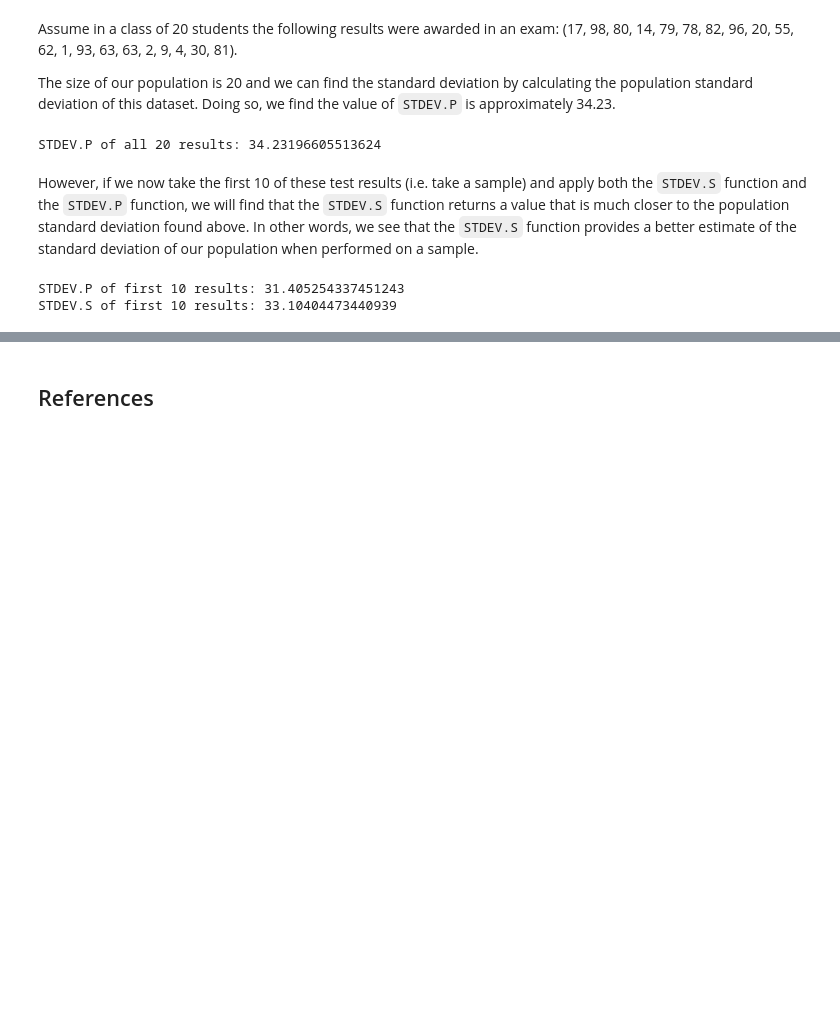
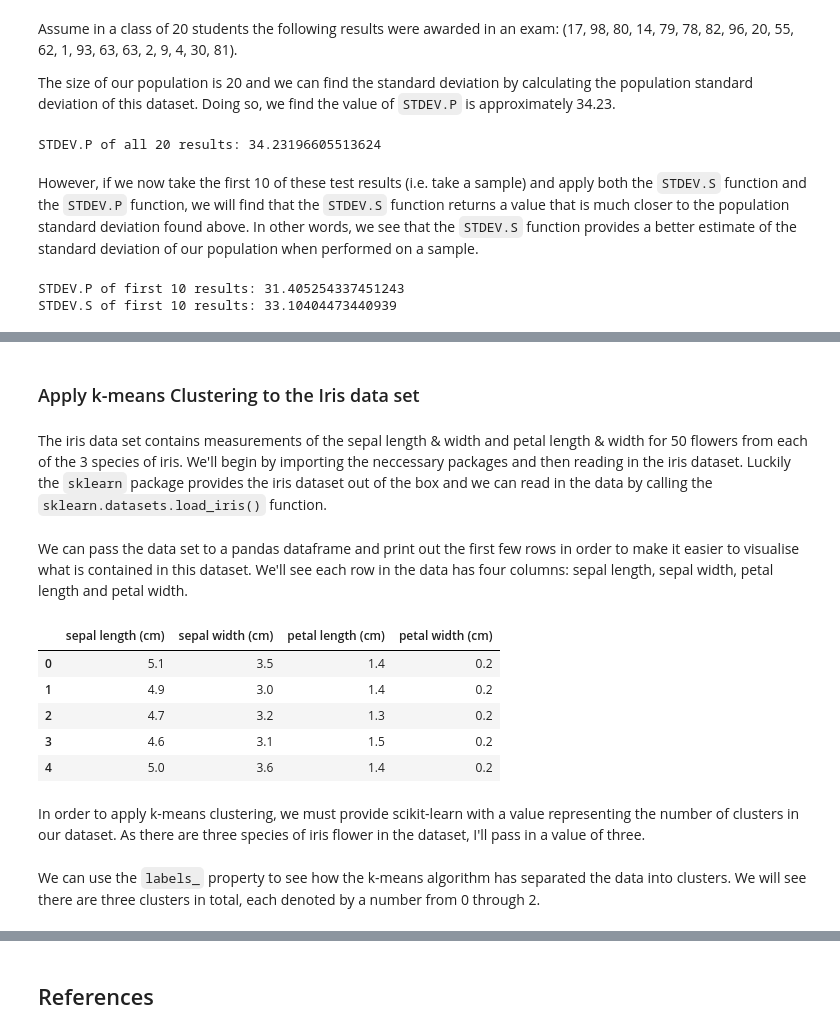
Before and after one commit to daniel-keogh/emerging-tech-tasks, a Jupyter notebook: Emerging Technologies Tasks.ipynb, the cells around one changed output, grey strips where cells are left out. Drawn from its saved outputs; the diff is of its cells as text; code cells hidden in the pictures; blank space fills up the shorter version.

Commit message:
Begin solution for task 4

```diff
--- a/Emerging Technologies Tasks.ipynb
+++ b/Emerging Technologies Tasks.ipynb
@@ -246,0 +261,4 @@ STDEV.S of first 10 results: 33.10404473440939
+# %% [markdown]
+### Apply k-means Clustering to the Iris data set
+# %% [markdown]
+The iris data set contains measurements of the sepal length & width and petal length & width for 50 flowers from each of the 3 species of iris. We'll begin by importing the neccessary packages and then reading in the iris dataset. Luckily the `sklearn` package provides the iris dataset out of the box and we can read in the data by calling the `sklearn.datasets.load_iris()` function.
@@ -246,0 +274,14 @@ STDEV.S of first 10 results: 33.10404473440939
+# %% [markdown]
+We can pass the data set to a pandas dataframe and print out the first few rows in order to make it easier to visualise what is contained in this dataset. We'll see each row in the data has four columns: sepal length, sepal width, petal length and petal width.
+# %%
+df = pd.DataFrame(data=iris['data'], columns=iris['feature_names'])
+df.head()
+# %% [output]
+|  | sepal length (cm) | sepal width (cm) | petal length (cm) | petal width (cm) |
+| 0 | 5.1 | 3.5 | 1.4 | 0.2 |
+| 1 | 4.9 | 3.0 | 1.4 | 0.2 |
+| 2 | 4.7 | 3.2 | 1.3 | 0.2 |
+| 3 | 4.6 | 3.1 | 1.5 | 0.2 |
+| 4 | 5.0 | 3.6 | 1.4 | 0.2 |
+# %% [markdown]
+In order to apply k-means clustering, we must provide scikit-learn with a value representing the number of clusters in our dataset. As there are three species of iris flower in the dataset, I'll pass in a value of three.
@@ -246,0 +290,2 @@ STDEV.S of first 10 results: 33.10404473440939
+# %% [markdown]
+We can use the `labels_` property to see how the k-means algorithm has separated the data into clusters. We will see there are three clusters in total, each denoted by a number from 0 through 2.
```
Also changed, not shown: parts of 16 cells of this notebook.
